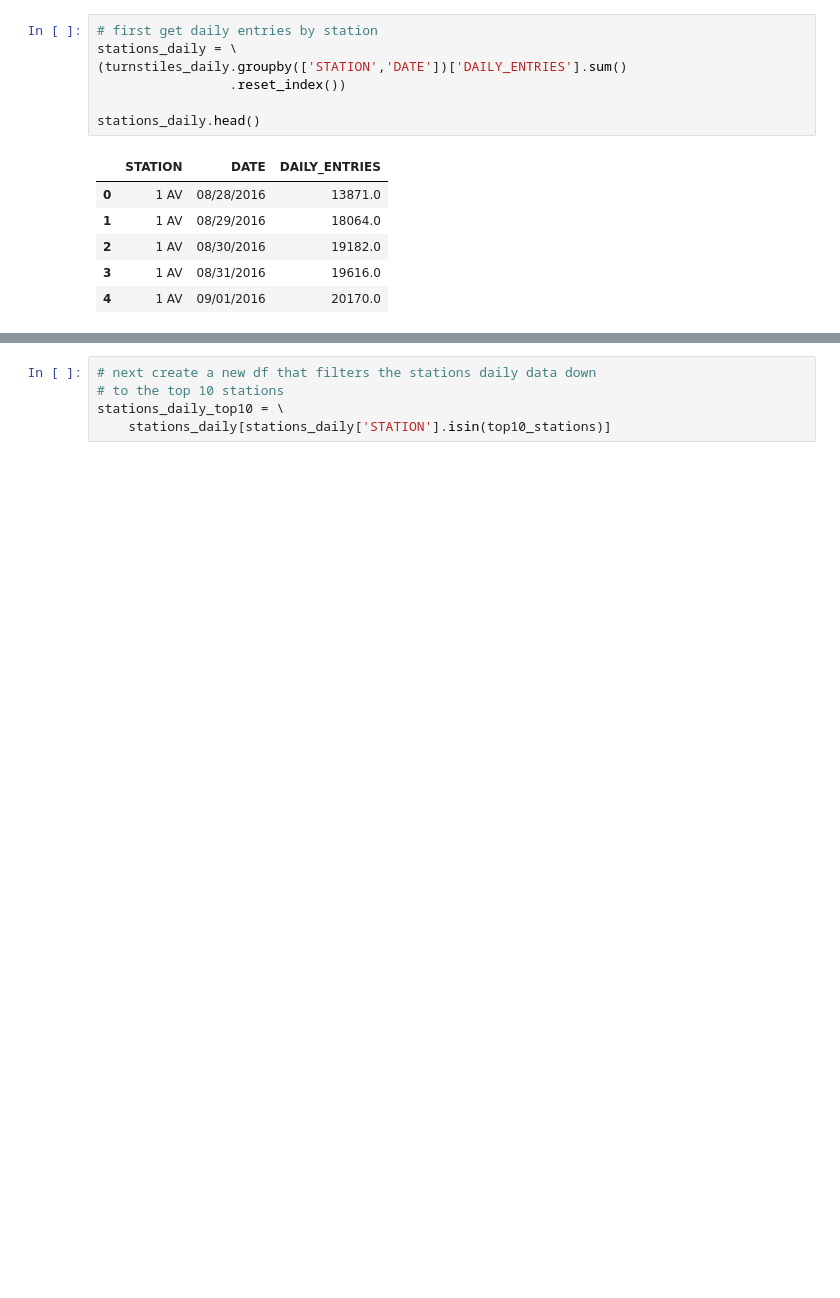
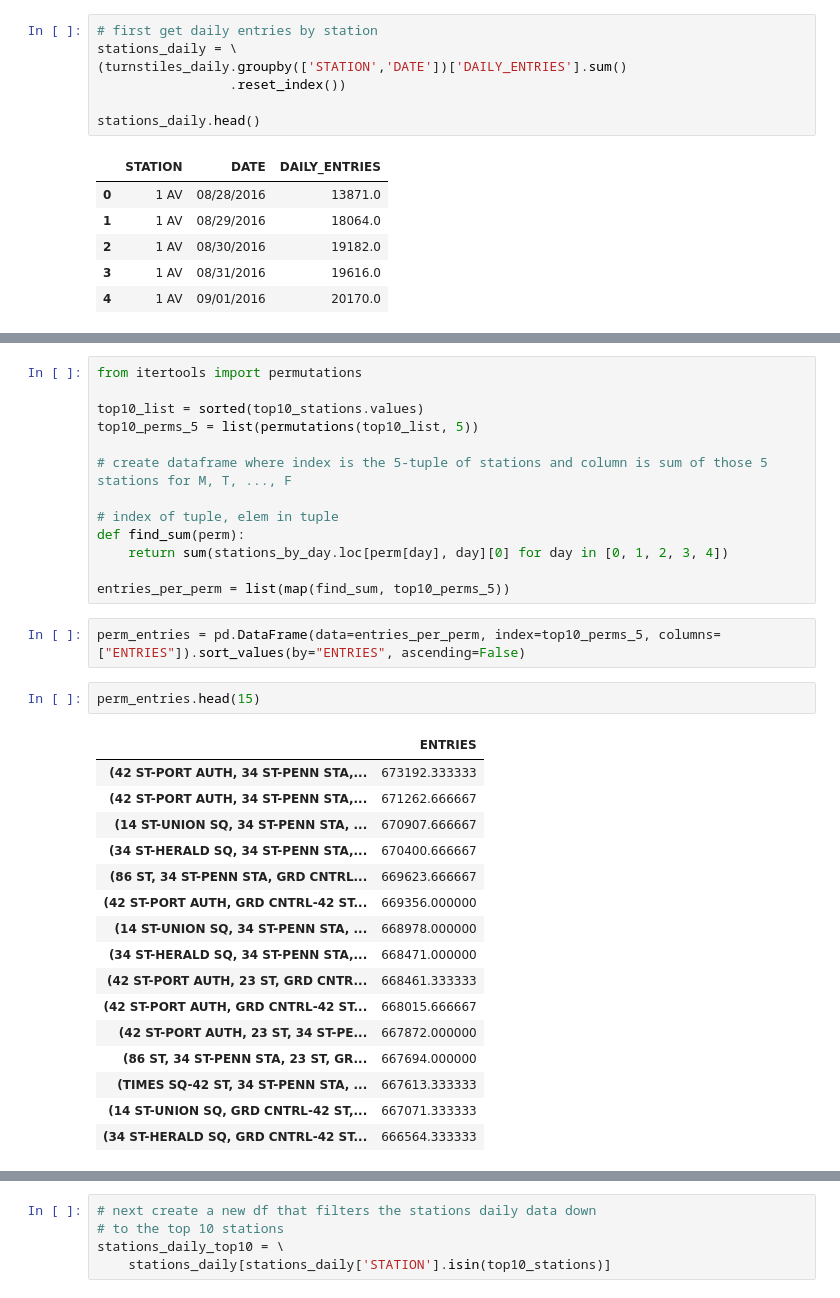
Before and after one commit to zhouandrewc/mta-project, a Jupyter notebook: mta_solns_eda.ipynb, the cells around one changed output, grey strips where cells are left out. Drawn from its saved outputs; the diff is of its cells as text; blank space fills up the shorter version.

```diff
--- a/mta_solns_eda.ipynb
+++ b/mta_solns_eda.ipynb
@@ -526,0 +512,34 @@ the_plt.set_xticklabels(["Mon", "Tue", "Wed", "Thurs", "Fri", "Sat", "Sun"]);
+# %%
+from itertools import permutations
+
+top10_list = sorted(top10_stations.values)
+top10_perms_5 = list(permutations(top10_list, 5))
+
+# create dataframe where index is the 5-tuple of stations and column is sum of those 5 stations for M, T, ..., F
+
+# index of tuple, elem in tuple
+def find_sum(perm):
+    return sum(stations_by_day.loc[perm[day], day][0] for day in [0, 1, 2, 3, 4])
+
+entries_per_perm = list(map(find_sum, top10_perms_5))
+# %%
+perm_entries = pd.DataFrame(data=entries_per_perm, index=top10_perms_5, columns=["ENTRIES"]).sort_values(by="ENTRIES", ascending=False)
+# %%
+perm_entries.head(15)
+# %% [output]
+|  | ENTRIES |
+| (42 ST-PORT AUTH, 34 ST-PENN STA,... | 673192.333333 |
+| (42 ST-PORT AUTH, 34 ST-PENN STA,... | 671262.666667 |
+| (14 ST-UNION SQ, 34 ST-PENN STA, ... | 670907.666667 |
+| (34 ST-HERALD SQ, 34 ST-PENN STA,... | 670400.666667 |
+| (86 ST, 34 ST-PENN STA, GRD CNTRL... | 669623.666667 |
+| (42 ST-PORT AUTH, GRD CNTRL-42 ST... | 669356.000000 |
+| (14 ST-UNION SQ, 34 ST-PENN STA, ... | 668978.000000 |
+| (34 ST-HERALD SQ, 34 ST-PENN STA,... | 668471.000000 |
+| (42 ST-PORT AUTH, 23 ST, GRD CNTR... | 668461.333333 |
+| (42 ST-PORT AUTH, GRD CNTRL-42 ST... | 668015.666667 |
+| (42 ST-PORT AUTH, 23 ST, 34 ST-PE... | 667872.000000 |
+| (86 ST, 34 ST-PENN STA, 23 ST, GR... | 667694.000000 |
+| (TIMES SQ-42 ST, 34 ST-PENN STA, ... | 667613.333333 |
+| (14 ST-UNION SQ, GRD CNTRL-42 ST,... | 667071.333333 |
+| (34 ST-HERALD SQ, GRD CNTRL-42 ST... | 666564.333333 |
```
Also changed, not shown: parts of 13 cells of this notebook.
